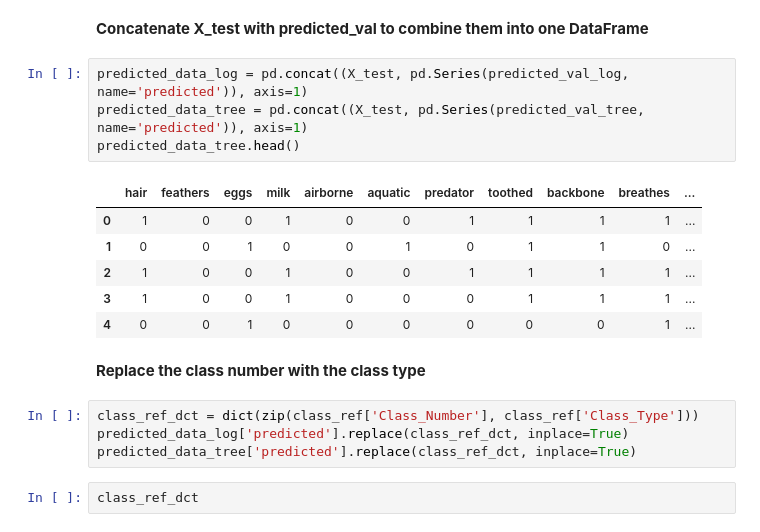
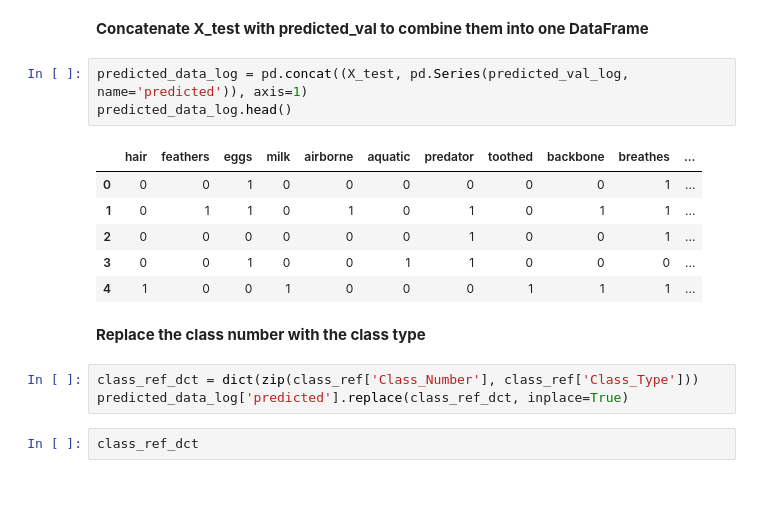
Before and after one commit to cmagarap/animal-classifier, a Jupyter notebook: logistic_regression.ipynb, the cells around one changed output. Drawn from its saved outputs; the diff is of its cells as text; blank space fills up the shorter version.

Commit message:
moved the decision tree to another file

```diff
--- a/logistic_regression.ipynb
+++ b/logistic_regression.ipynb
@@ -72,21 +58,19 @@ X_test.reset_index(drop=True, inplace=True)
 **Concatenate X_test with predicted_val to combine them into one DataFrame**
 # %%
 predicted_data_log = pd.concat((X_test, pd.Series(predicted_val_log, name='predicted')), axis=1)
-predicted_data_tree = pd.concat((X_test, pd.Series(predicted_val_tree, name='predicted')), axis=1)
-predicted_data_tree.head()
+predicted_data_log.head()
 # %% [output]
 |  | hair | feathers | eggs | milk | airborne | aquatic | predator | toothed | backbone | breathes | ... |
-| 0 | 1 | 0 | 0 | 1 | 0 | 0 | 1 | 1 | 1 | 1 | ... |
-| 1 | 0 | 0 | 1 | 0 | 0 | 1 | 0 | 1 | 1 | 0 | ... |
-| 2 | 1 | 0 | 0 | 1 | 0 | 0 | 1 | 1 | 1 | 1 | ... |
-| 3 | 1 | 0 | 0 | 1 | 0 | 0 | 0 | 1 | 1 | 1 | ... |
-| 4 | 0 | 0 | 1 | 0 | 0 | 0 | 0 | 0 | 0 | 1 | ... |
+| 0 | 0 | 0 | 1 | 0 | 0 | 0 | 0 | 0 | 0 | 1 | ... |
+| 1 | 0 | 1 | 1 | 0 | 1 | 0 | 1 | 0 | 1 | 1 | ... |
+| 2 | 0 | 0 | 0 | 0 | 0 | 0 | 1 | 0 | 0 | 1 | ... |
+| 3 | 0 | 0 | 1 | 0 | 0 | 1 | 1 | 0 | 0 | 0 | ... |
+| 4 | 1 | 0 | 0 | 1 | 0 | 0 | 0 | 1 | 1 | 1 | ... |
 # %% [markdown]
 **Replace the class number with the class type**
 # %%
 class_ref_dct = dict(zip(class_ref['Class_Number'], class_ref['Class_Type']))
 predicted_data_log['predicted'].replace(class_ref_dct, inplace=True)
-predicted_data_tree['predicted'].replace(class_ref_dct, inplace=True)
 # %%
 class_ref_dct
 # %% [output]
```
Also changed, not shown: parts of 6 cells of this notebook, 1 other file.
